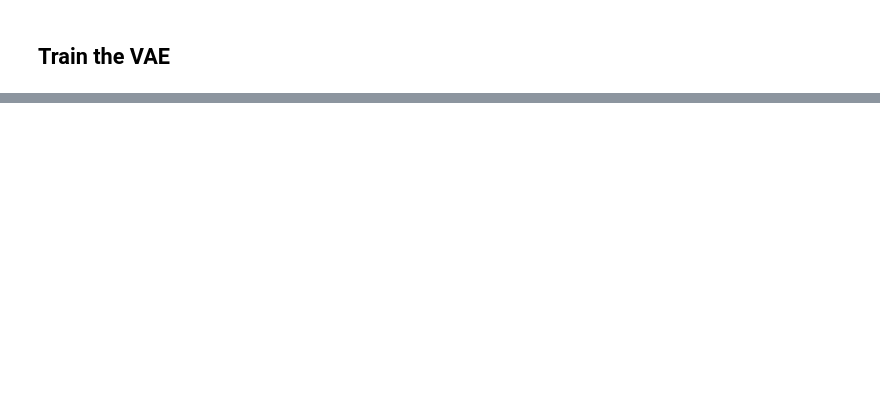
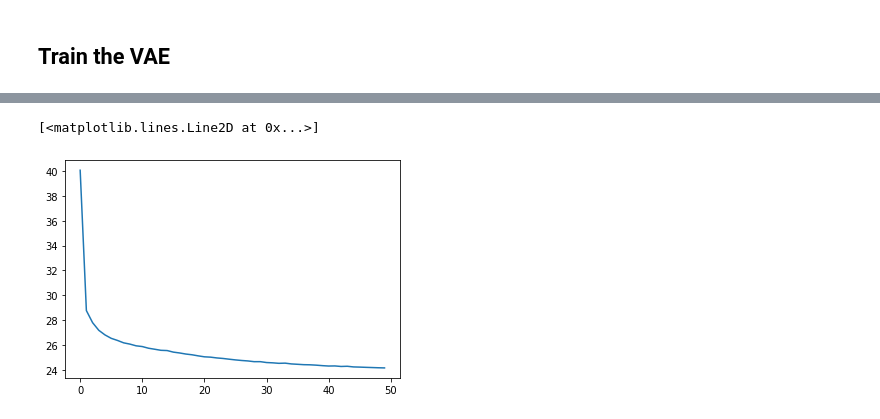
Before and after one commit to ngroebner/Autoencoders, a Jupyter notebook: Examples/FasionMNIST.ipynb, the cells around one changed output, grey strips where cells are left out. Drawn from its saved outputs; the diff is of its cells as text; code cells hidden in the pictures; blank space fills up the shorter version.

```diff
--- a/Examples/FasionMNIST.ipynb
+++ b/Examples/FasionMNIST.ipynb
@@ -85,14 +114,23 @@ Train Epoch: 0 [53440/60000 (89%)]      Loss: 8.1924741
+# %%
+#VAE
+vae_encoder = VAEEncoder2DConv(inputdims, latentdims, use_batchnorm=True)
+vae_decoder = Decoder2DConv(inputdims, latentdims, use_batchnorm=True)
+vae = VAE(vae_encoder, vae_decoder)
+if use_cuda == True:
+    vae = vae.cuda()
+#vae_loss is imported above
+vae_optimizer = torch.optim.Adam(vae.parameters())
 # %% [markdown]
 ## Train the VAE
 # %%
-epochs = 2
-
 def train_vae(epochs):
     cae.train()
     train_loss = 0
     recon_loss = 0
     kld_loss = 0
     for batch_idx, (x, _) in enumerate(trainloader):
+        if use_cuda:
+            x = x.cuda()
         vae_optimizer.zero_grad()
         recon_x, mu, logvar = vae(x)
         loss, rloss, kloss = vae_loss(recon_x, x, mu, logvar)
@@ -113,7 +151,11 @@ def train_vae(epochs):
 
     print('\n====> Epoch: {} Average loss: {:.4f}'.format(
           epoch, train_loss / len(trainloader.dataset)))
+    return train_loss / len(trainloader.dataset)
+
+vae_epoch_loss = []
 
 for epoch in range(epochs):
-    train_vae(epoch)
+    loss = train_vae(epoch)
+    vae_epoch_loss.append(loss)
 # %% [output]
@@ -121,0 +179,5 @@ for epoch in range(epochs):
+# %%
+plt.plot(vae_epoch_loss)
+# %% [output]
+[<matplotlib.lines.Line2D at 0x...>]
+[figure, added]
```
Also changed, not shown: parts of 11 cells of this notebook, 1 other file.
